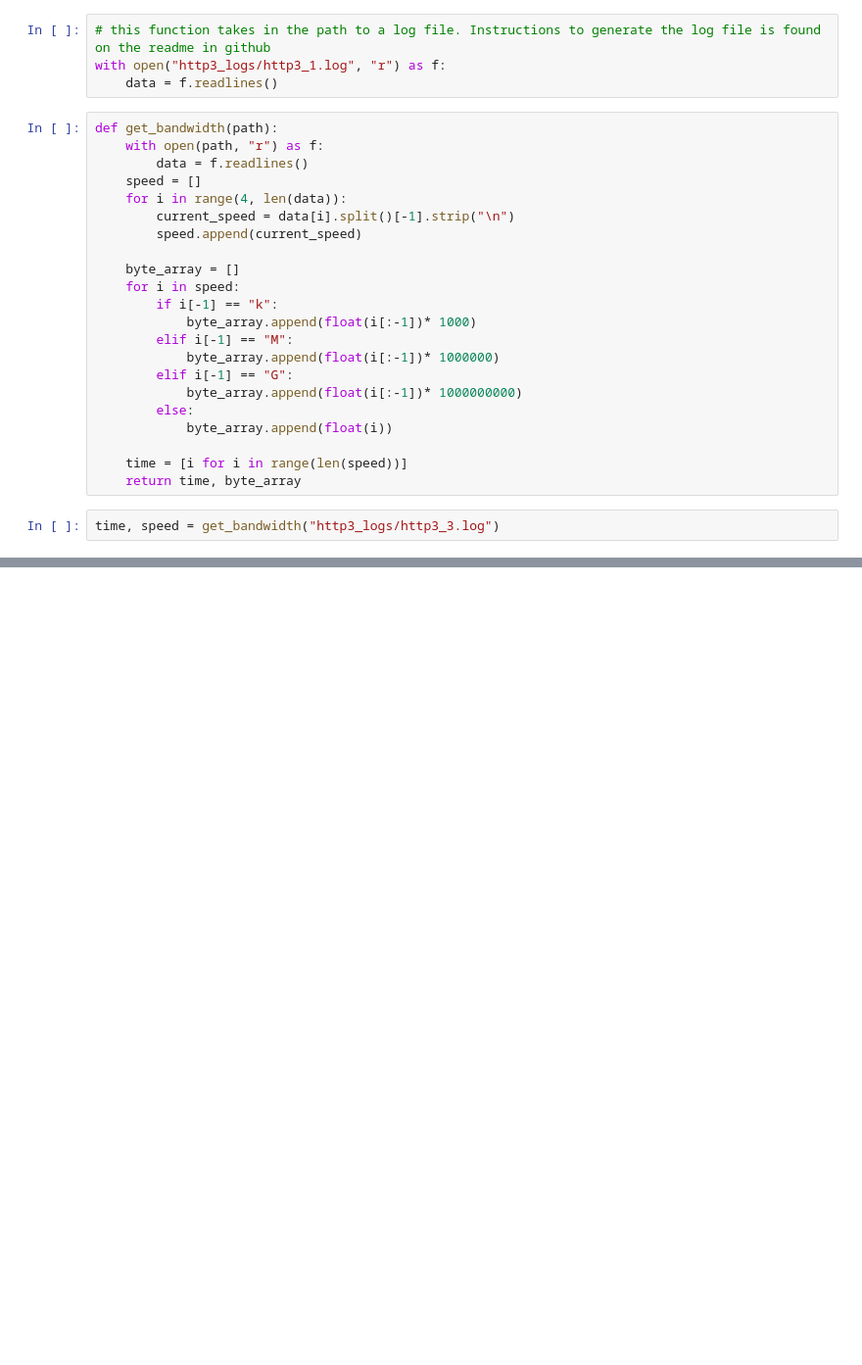
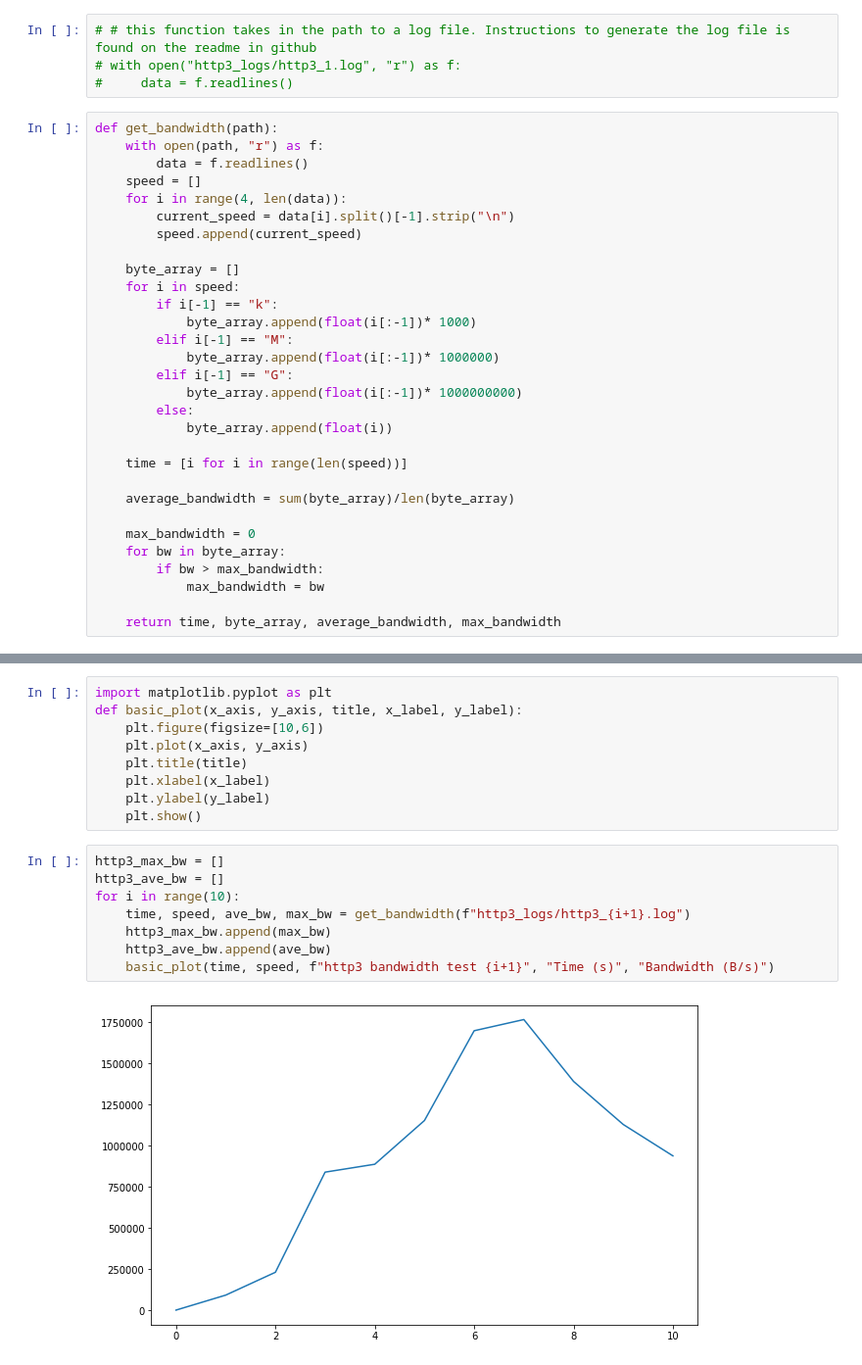
Before and after one commit to Dominic-C/50012-networks-project, a Jupyter notebook: bandwidth_testing/bandwidth testing.ipynb, the cells around one changed output, grey strips where cells are left out. Shown at 98% size. Saved outputs shown, nothing was run; the diff lists cells and outputs as text; blank space fills up the shorter version.

Commit message:
updated jupyter notebook for bandwidth analysis

```diff
--- a/bandwidth_testing/bandwidth testing.ipynb
+++ b/bandwidth_testing/bandwidth testing.ipynb
@@ -1,7 +1,7 @@
 # %%
-# this function takes in the path to a log file. Instructions to generate the log file is found on the readme in github
-with open("http3_logs/http3_1.log", "r") as f:
-    data = f.readlines()
+# # this function takes in the path to a log file. Instructions to generate the log file is found on the readme in github
+# with open("http3_logs/http3_1.log", "r") as f:
+#     data = f.readlines()
 # %%
 def get_bandwidth(path):
     with open(path, "r") as f:
@@ -23,6 +23,12 @@ def get_bandwidth(path):
             byte_array.append(float(i))
 
     time = [i for i in range(len(speed))]
-    return time, byte_array
+
+    average_bandwidth = sum(byte_array)/len(byte_array)
+
+    max_bandwidth = 0
+    for bw in byte_array:
+        if bw > max_bandwidth:
+            max_bandwidth = bw
+
+    return time, byte_array, average_bandwidth, max_bandwidth
-# %%
-time, speed = get_bandwidth("http3_logs/http3_3.log")
@@ -32,0 +35,19 @@ print(speed)
+# %%
+import matplotlib.pyplot as plt
+def basic_plot(x_axis, y_axis, title, x_label, y_label):
+    plt.figure(figsize=[10,6])
+    plt.plot(x_axis, y_axis)
+    plt.title(title)
+    plt.xlabel(x_label)
+    plt.ylabel(y_label)
+    plt.show()
+# %%
+http3_max_bw = []
+http3_ave_bw = []
+for i in range(10):
+    time, speed, ave_bw, max_bw = get_bandwidth(f"http3_logs/http3_{i+1}.log")
+    http3_max_bw.append(max_bw)
+    http3_ave_bw.append(ave_bw)
+    basic_plot(time, speed, f"http3 bandwidth test {i+1}", "Time (s)", "Bandwidth (B/s)")
+# %% [output]
+[figure, added]
```
Also changed, not shown: parts of 5 cells of this notebook, 1 other file.
